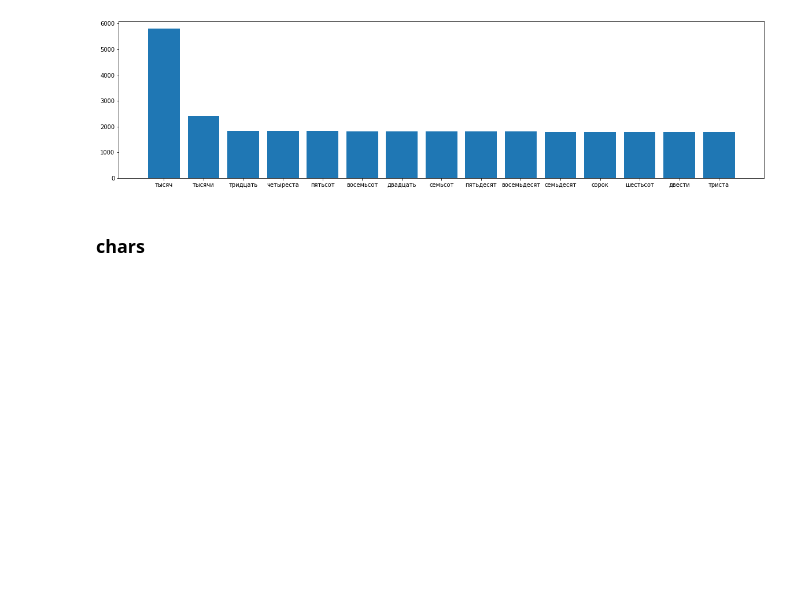
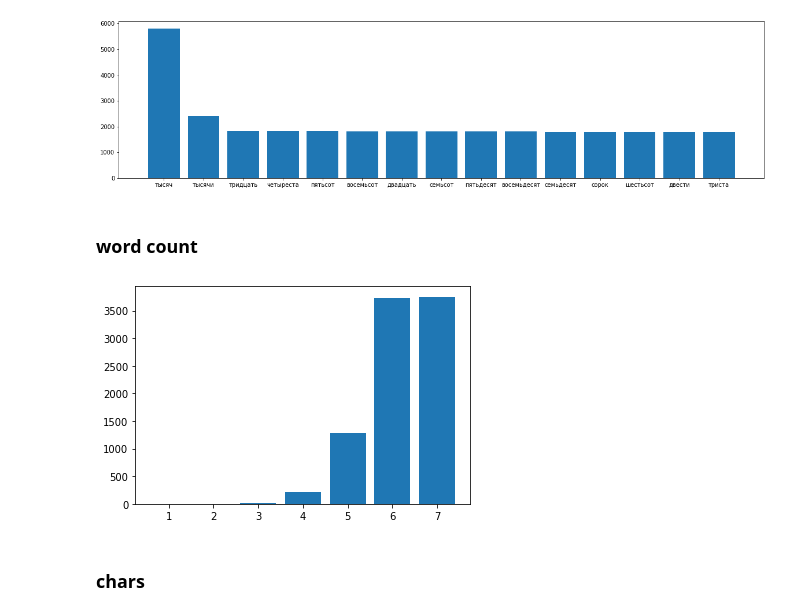
Before and after one commit to shonenkov/asr-shad, a Jupyter notebook: jupyters/TextStats_HowToUse.ipynb, the cells around one changed output. Drawn from its saved outputs; the diff is of its cells as text; code cells hidden in the pictures; blank space fills up the shorter version.

Commit message:
add word cnt method + tests

```diff
--- a/jupyters/TextStats_HowToUse.ipynb
+++ b/jupyters/TextStats_HowToUse.ipynb
@@ -25,6 +25,14 @@ plt.bar([x[0] for x in most_common], [x[1] for x in most_common])
 plt.show()
 # %% [output]
 [figure]
+# %% [markdown]
+### word count
+# %%
+counter = get_wordcnt_counter(df.number)
+plt.bar(counter.keys(), counter.values())
+plt.show()
+# %% [output]
+[figure, added]
 # %% [markdown]
 ### chars
 # %%
```
Also changed, not shown: parts of 7 cells of this notebook, 2 other files.
